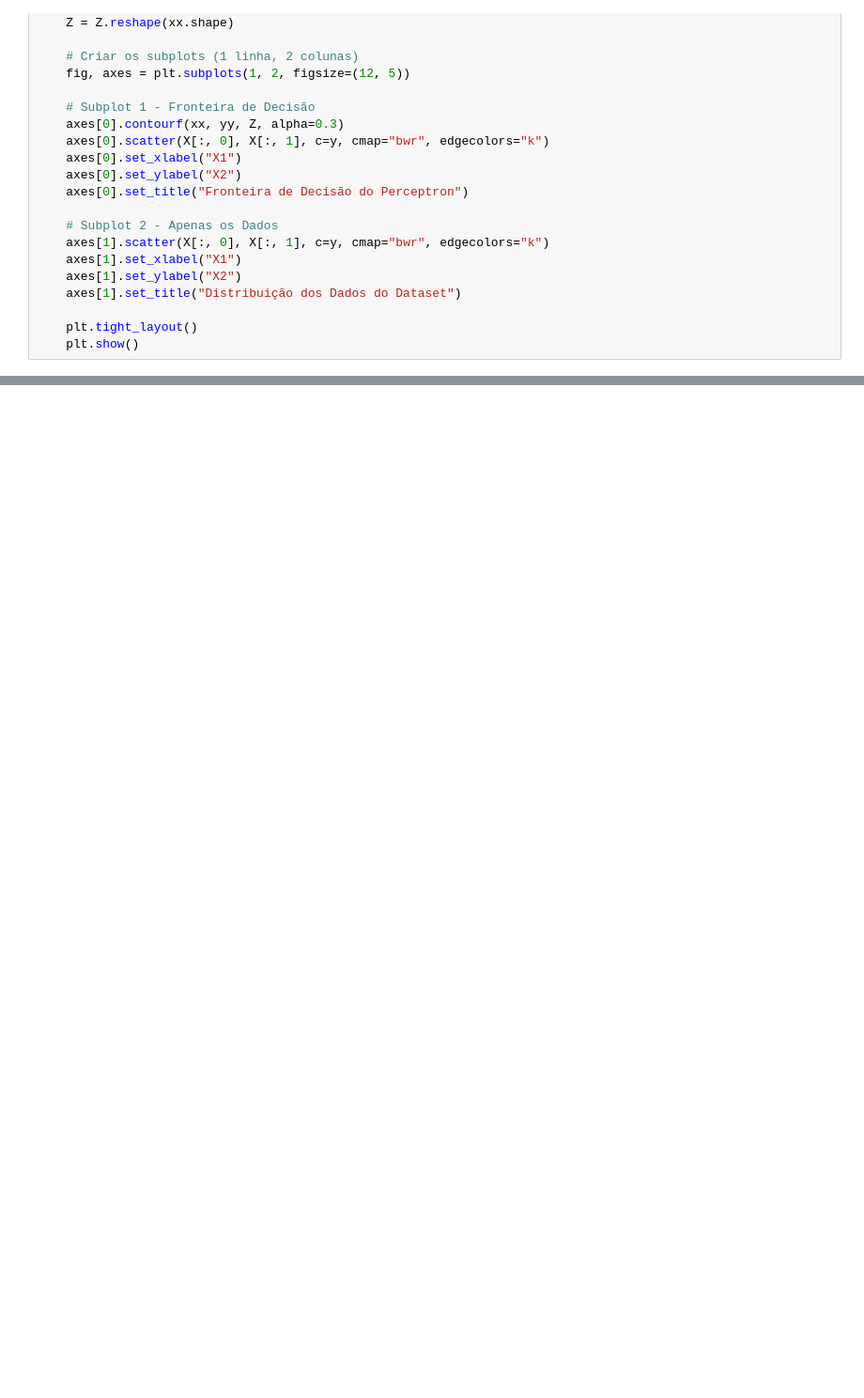
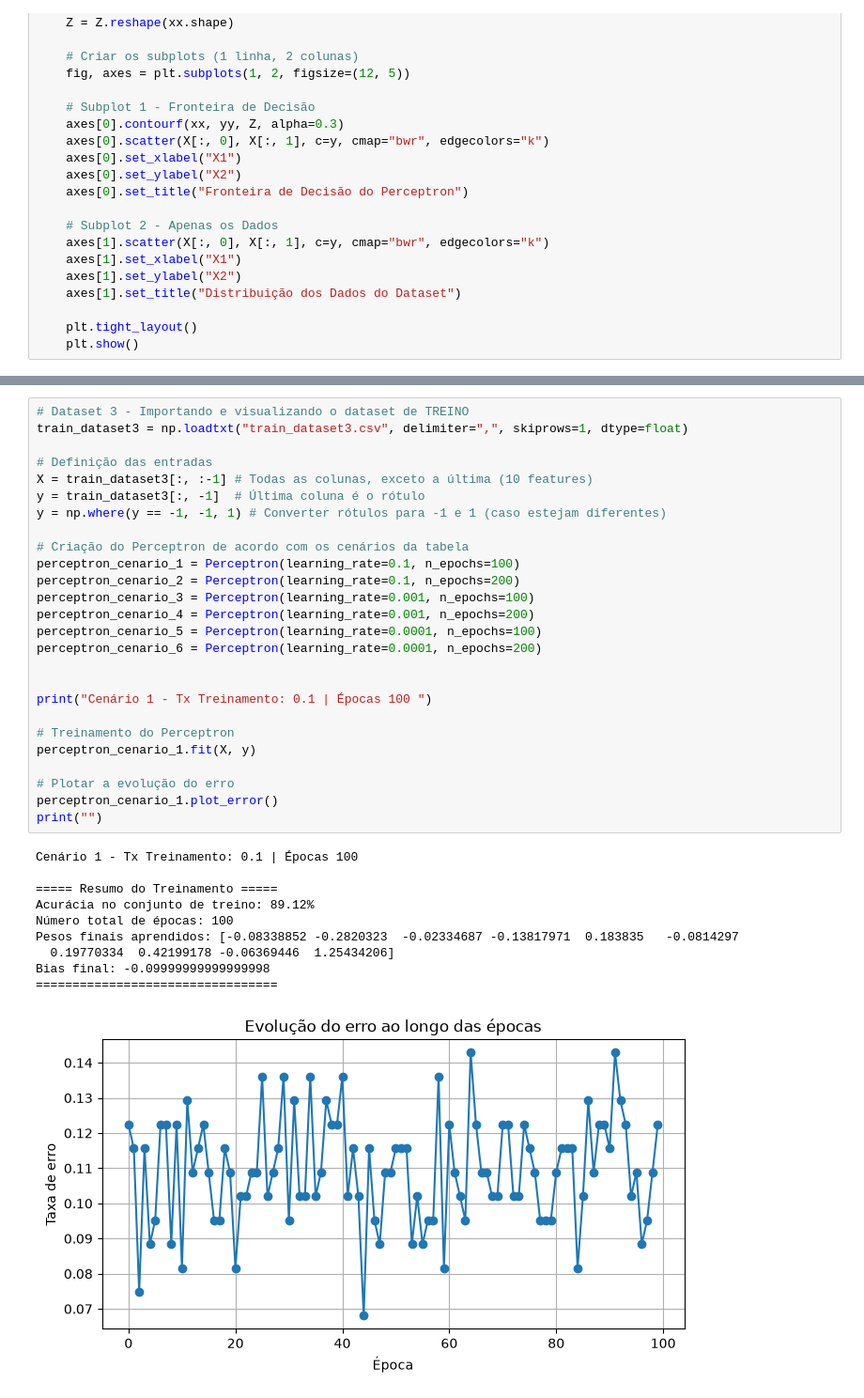
Before and after one commit to oVeronezi/aprendizagem-maquina, a Jupyter notebook: aula10/perceptron.ipynb, the cells around one changed output, grey strips where cells are left out. Shown at 94% size. Saved outputs shown, nothing was run; the diff lists cells and outputs as text; blank space fills up the shorter version.

Commit message:
aula perceptron

```diff
--- a/aula10/perceptron.ipynb
+++ b/aula10/perceptron.ipynb
@@ -333,0 +381,37 @@ print("Acurácia:", np.mean(perceptron.predict(X) == y))
+# %%
+# Dataset 3 - Importando e visualizando o dataset de TREINO
+train_dataset3 = np.loadtxt("train_dataset3.csv", delimiter=",", skiprows=1, dtype=float)
+
+# Definição das entradas
+X = train_dataset3[:, :-1] # Todas as colunas, exceto a última (10 features)
+y = train_dataset3[:, -1]  # Última coluna é o rótulo
+y = np.where(y == -1, -1, 1) # Converter rótulos para -1 e 1 (caso estejam diferentes)
+
+# Criação do Perceptron de acordo com os cenários da tabela
+perceptron_cenario_1 = Perceptron(learning_rate=0.1, n_epochs=100)
+perceptron_cenario_2 = Perceptron(learning_rate=0.1, n_epochs=200)
+perceptron_cenario_3 = Perceptron(learning_rate=0.001, n_epochs=100)
+perceptron_cenario_4 = Perceptron(learning_rate=0.001, n_epochs=200)
+perceptron_cenario_5 = Perceptron(learning_rate=0.0001, n_epochs=100)
+perceptron_cenario_6 = Perceptron(learning_rate=0.0001, n_epochs=200)
+
+
+print("Cenário 1 - Tx Treinamento: 0.1 | Épocas 100 ")
+
+# Treinamento do Perceptron
+perceptron_cenario_1.fit(X, y)
+
+# Plotar a evolução do erro
+perceptron_cenario_1.plot_error()
+print("")
+# %% [output]
+Cenário 1 - Tx Treinamento: 0.1 | Épocas 100
+
+===== Resumo do Treinamento =====
+Acurácia no conjunto de treino: 89.12%
+Número total de épocas: 100
+Pesos finais aprendidos: [-0.08338852 -0.2820323  -0.02334687 -0.13817971  0.183835   -0.0814297
+  0.19770334  0.42199178 -0.06369446  1.25434206]
+Bias final: -0.09999999999999998
+=================================
+[figure, added]
```
Also changed, not shown: parts of 8 cells of this notebook, 1 other file.
